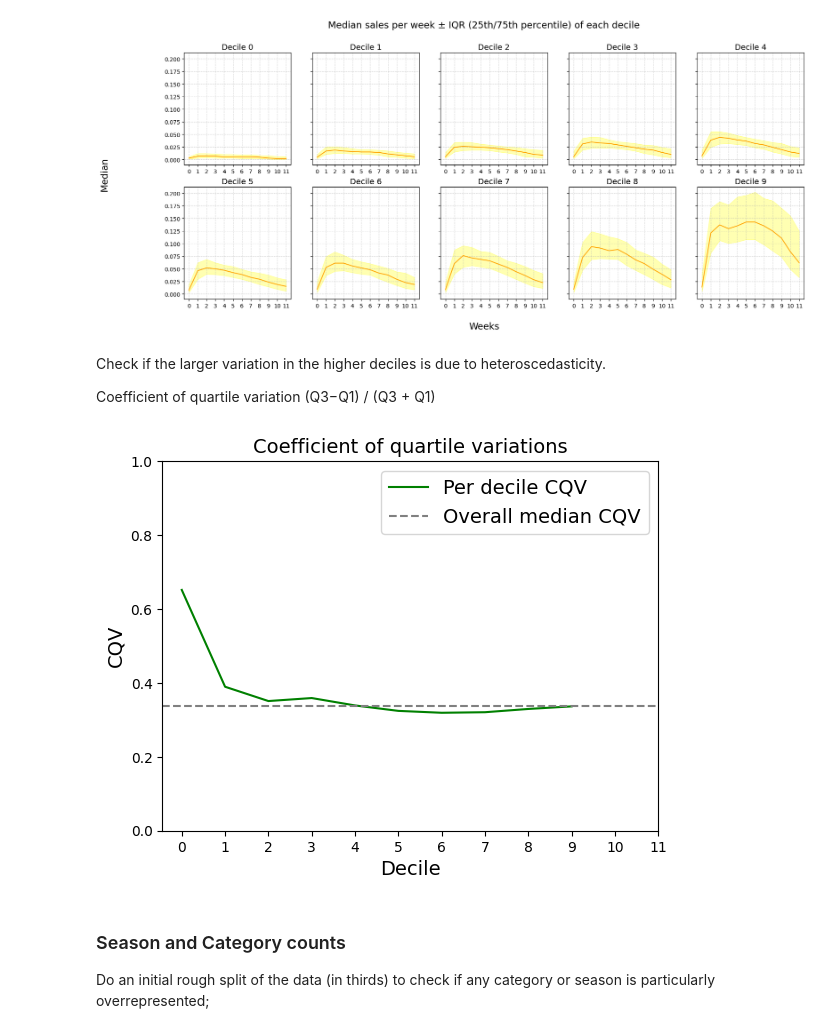
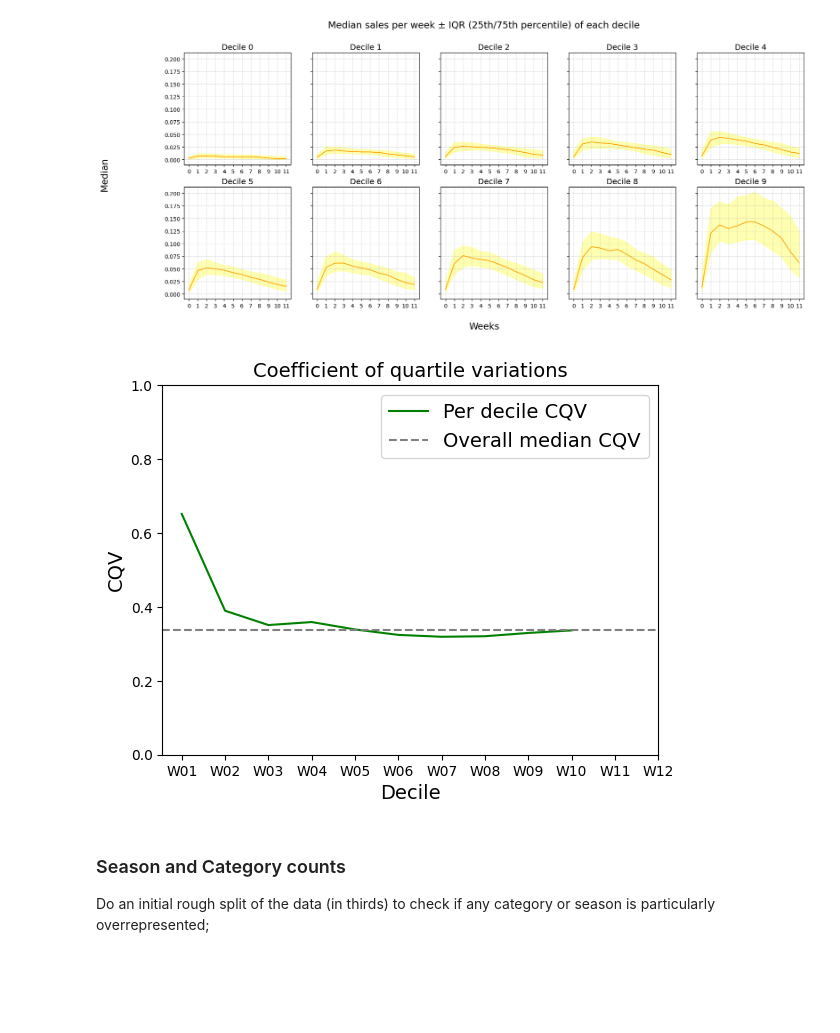
Before and after one commit to martadossantos/product-sales, a Jupyter notebook: sales.ipynb, the cells around one changed output. Saved outputs shown, nothing was run; the diff lists cells and outputs as text; code cells hidden in the pictures; blank space fills up the shorter version.

```diff
--- a/sales.ipynb
+++ b/sales.ipynb
@@ -108,5 +108,11 @@ df[float_cols].describe().T[['min', 'max']]
 | year | 0.998514 | 1.000000 |
 # %%
 # Will reuse week_cols and weeks
-week_cols = [str(w) for w in range(12)]
 weeks = range(12)
+week_cols = [f"W{w + 1:02d}" for w in weeks]
+
+# Rename weekly columns for ease of read
+df = df.rename(
+    columns=dict(zip([str(w) for w in weeks], week_cols)),
+    errors="raise"
+)
@@ -232,36 +243,34 @@ fig.suptitle('Median sales per week ± IQR (25th/75th percentile) of each decile
 plt.show()
 # %% [output]
 [figure]
-# %% [markdown]
-Check if the larger variation in the higher deciles is due to heteroscedasticity.
-
-Coefficient of quartile variation
-(Q3−Q1) / (Q3 + Q1)
 # %%
+# Check if the larger variation in the higher deciles is due to heteroscedasticity.
+# Coefficient of quartile variation
+# (Q3−Q1) / (Q3 + Q1)
+
 long = (df.reset_index(names='product')
           .melt(id_vars=['product', 'decile'],
-                value_vars=week_cols, var_name='week', value_name='sales')
-          .astype({'week': int}))
+                value_vars=week_cols, var_name='week', value_name='sales'))
 
 q = long.groupby(['decile', 'week'])['sales'].quantile([.25, .5, .75]).unstack()
 q.columns = ['q1', 'med', 'q3']
 q['qcd'] = (q.q3 - q.q1) / (q.q3 + q.q1)
 
 per_decile = q.groupby('decile')['qcd'].median()
 spread = q.groupby('decile')['qcd'].agg(['min', 'max'])
 
 plt.plot(per_decile.index, per_decile, color='green', label='Per decile CQV')
 plt.axhline(per_decile.median(), color='grey', linestyle='--', label='Overall median CQV')
 plt.ylim(0, 1)
 
 plt.xlabel('Decile')
 plt.ylabel('CQV')
-plt.xticks(weeks)
+plt.xticks(weeks, week_cols)
 plt.title('Coefficient of quartile variations')
 plt.legend()
 plt.show()
 # %% [output]
-[figure, old version]
+[figure, new version]
 # %% [markdown]
 ### Season and Category counts
 Do an initial rough split of the data (in thirds) to check if any category or season is particularly overrepresented;
```
Also changed, not shown: parts of 5 cells of this notebook, 1 other file.
